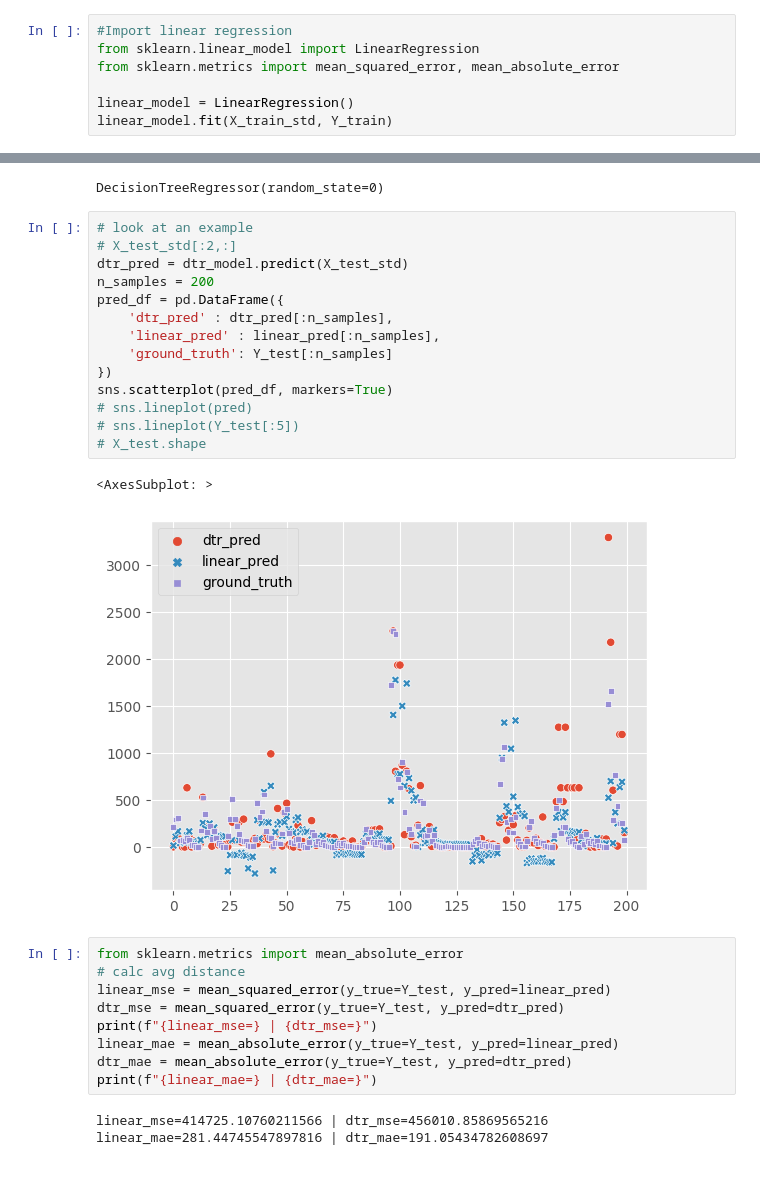
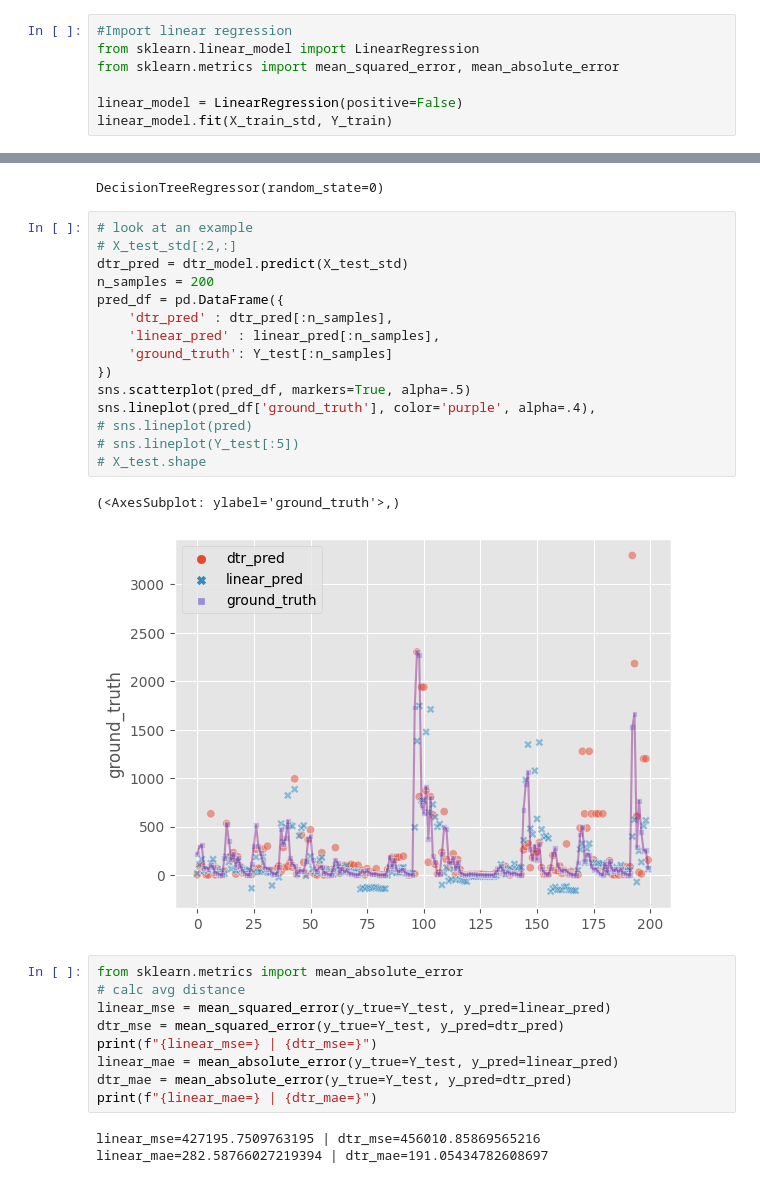
Before and after one commit to MarcelRosier/bdp_project, a Jupyter notebook: mental_health/suicide_models.ipynb, the cells around one changed output, grey strips where cells are left out. Cells and saved outputs as stored; diff of their text form.

```diff
--- a/mental_health/suicide_models.ipynb
+++ b/mental_health/suicide_models.ipynb
@@ -62,6 +62,6 @@ X_test_std = scaler.transform(X_test)
 from sklearn.linear_model import LinearRegression
 from sklearn.metrics import mean_squared_error, mean_absolute_error
 
-linear_model = LinearRegression()
+linear_model = LinearRegression(positive=False)
 linear_model.fit(X_train_std, Y_train)
 # %% [output]
@@ -116,20 +117,21 @@ DecisionTreeRegressor(random_state=0)
 # %%
 # look at an example
 # X_test_std[:2,:]
 dtr_pred = dtr_model.predict(X_test_std)
 n_samples = 200
 pred_df = pd.DataFrame({
     'dtr_pred' : dtr_pred[:n_samples],
     'linear_pred' : linear_pred[:n_samples],
     'ground_truth': Y_test[:n_samples]
 })
-sns.scatterplot(pred_df, markers=True)
+sns.scatterplot(pred_df, markers=True, alpha=.5)
+sns.lineplot(pred_df['ground_truth'], color='purple', alpha=.4),
 # sns.lineplot(pred)
 # sns.lineplot(Y_test[:5])
 # X_test.shape
 # %% [output]
-<AxesSubplot: >
+(<AxesSubplot: ylabel='ground_truth'>,)
-[figure, old version]
+[figure, new version]
 # %%
 from sklearn.metrics import mean_absolute_error
 # calc avg distance
@@ -140,5 +142,5 @@ linear_mae = mean_absolute_error(y_true=Y_test, y_pred=linear_pred)
 dtr_mae = mean_absolute_error(y_true=Y_test, y_pred=dtr_pred)
 print(f"{linear_mae=} | {dtr_mae=}")
 # %% [output]
-linear_mse=414725.10760211566 | dtr_mse=456010.85869565216
-linear_mae=281.44745547897816 | dtr_mae=191.05434782608697
+linear_mse=427195.7509763195 | dtr_mse=456010.85869565216
+linear_mae=282.58766027219394 | dtr_mae=191.05434782608697
```
Also changed, not shown: parts of 4 cells of this notebook.
